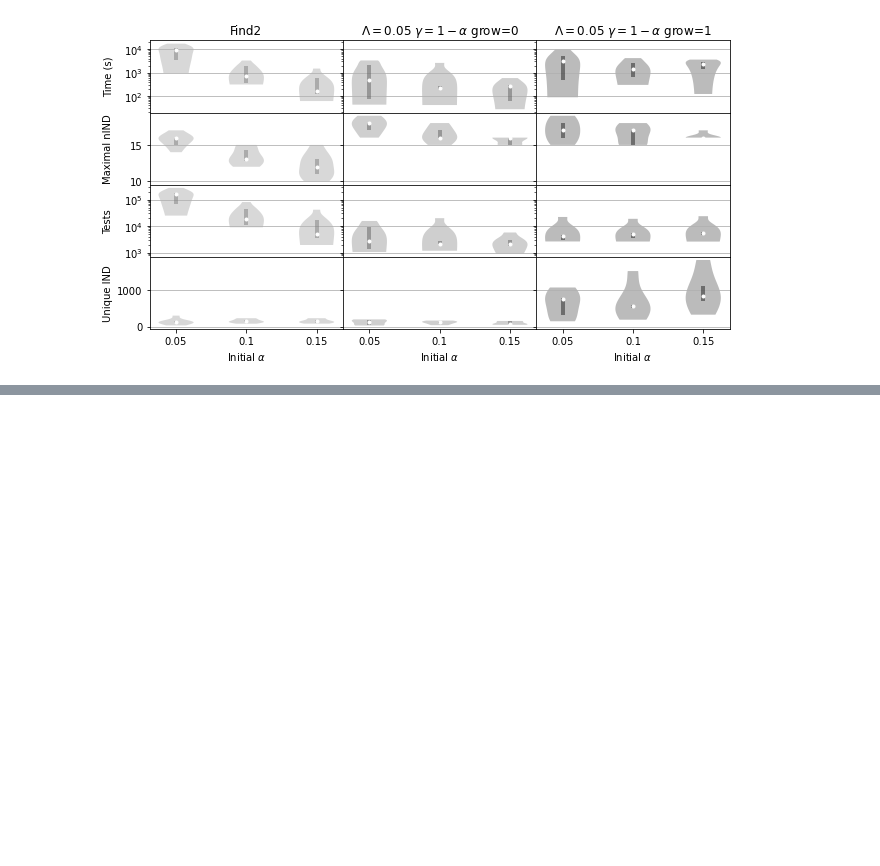
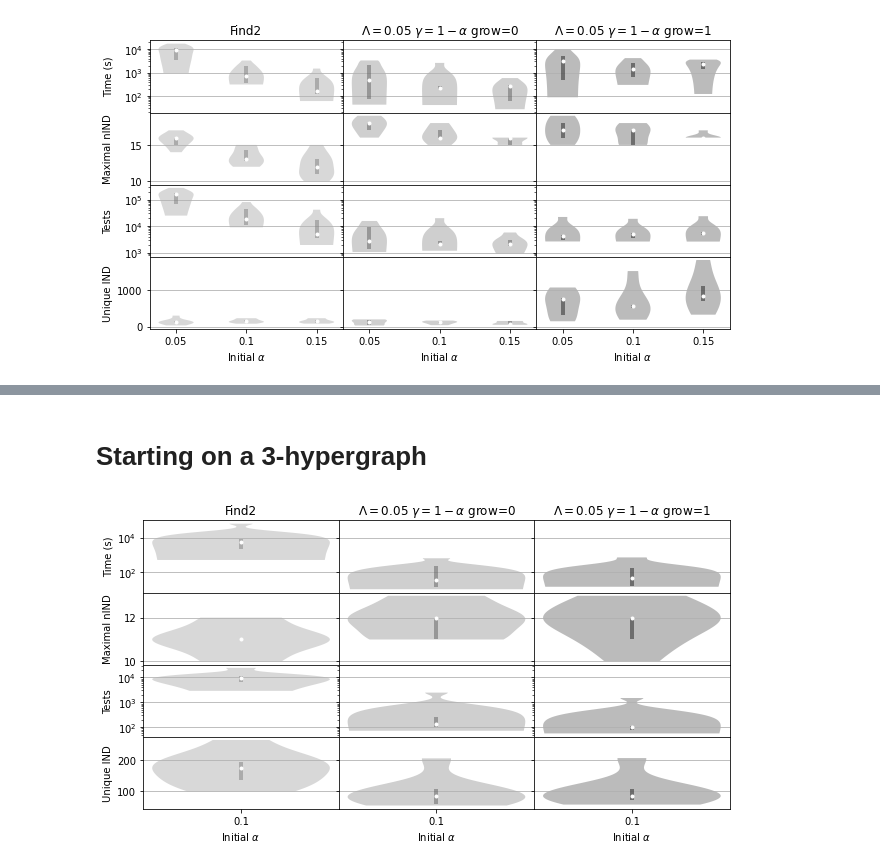
Before and after one commit to ayllon/MatchBox, a Jupyter notebook: notebooks/results-dc2-grow.ipynb, the cells around one changed output, grey strips where cells are left out. Cells and saved outputs as stored; diff of their text form; code cells hidden in the pictures; blank space fills up the shorter version.

Commit message:
Results starting with ind3

```diff
--- a/notebooks/results-dc2-grow.ipynb
+++ b/notebooks/results-dc2-grow.ipynb
@@ -28,3 +28,12 @@ h2_stats
 | 0 | Find2 | NaN | NaN | 357.980813 | 725.148271 | 1892.187727 | 0.645395 | 0.684211 | 0.712500 | 119.0 | 142.5 | ... |
 | 1 | FindQ 0 | 0.05 | 0.9 | 192.497114 | 217.632980 | 261.635582 | 0.842105 | 0.842105 | 0.894737 | 86.0 | 130.0 | ... |
 | 2 | FindQ 1 | 0.05 | 0.9 | 624.910906 | 1362.869742 | 2540.281353 | 0.789474 | 0.894737 | 0.894737 | 507.0 | 557.0 | ... |
+# %% [markdown]
+# Starting on a 3-hypergraph
+# %%
+h3_run_ids = ['dc2_start3_20210702']
+h3_find2, h3_findq = load_results(h3_run_ids)
+# %%
+fig3 = plot.plot_comparison(h3_find2, h3_findq, findq_subset)
+# %% [output]
+[figure, added]
```
Also changed, not shown: parts of 1 cell of this notebook, 2 other files.
